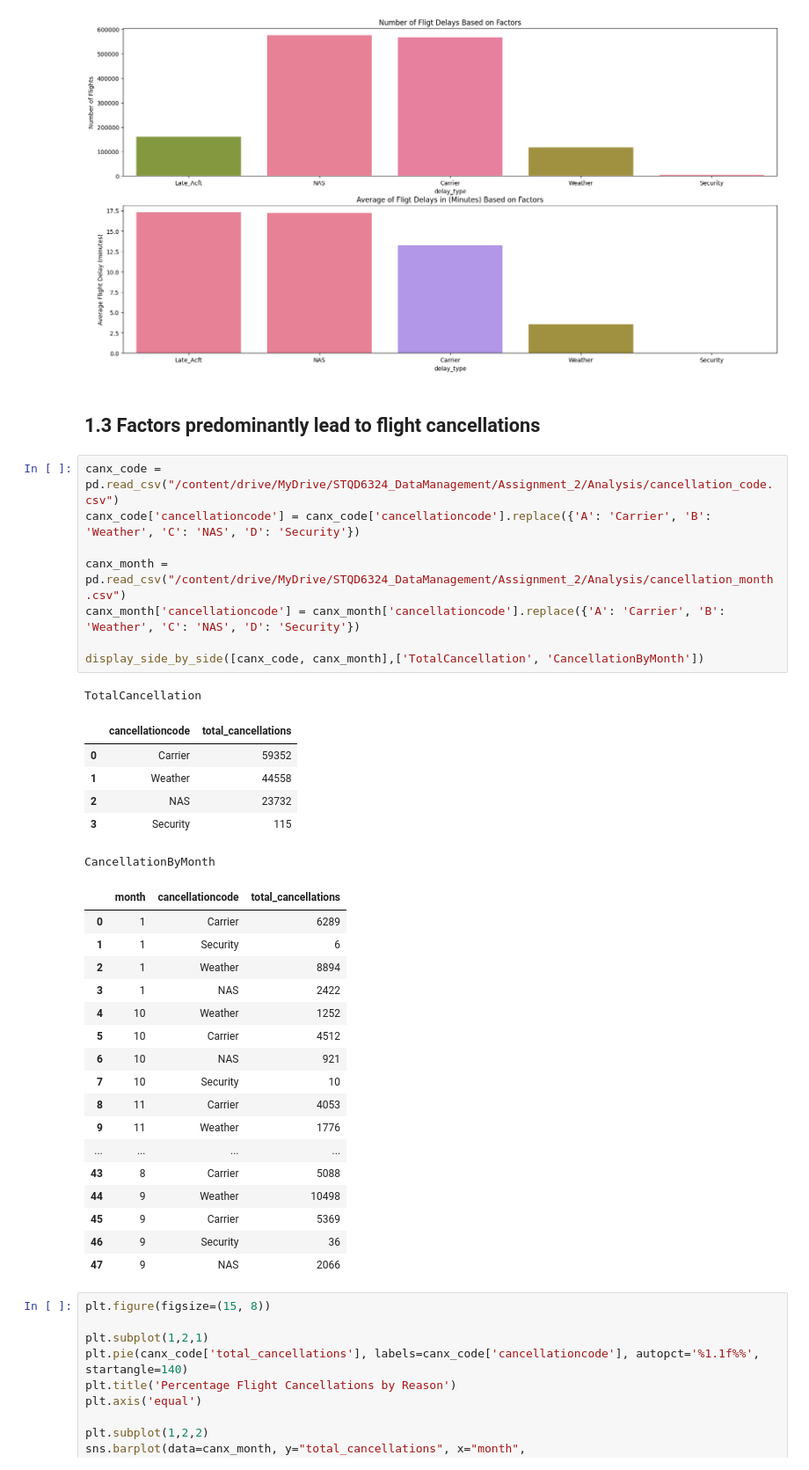
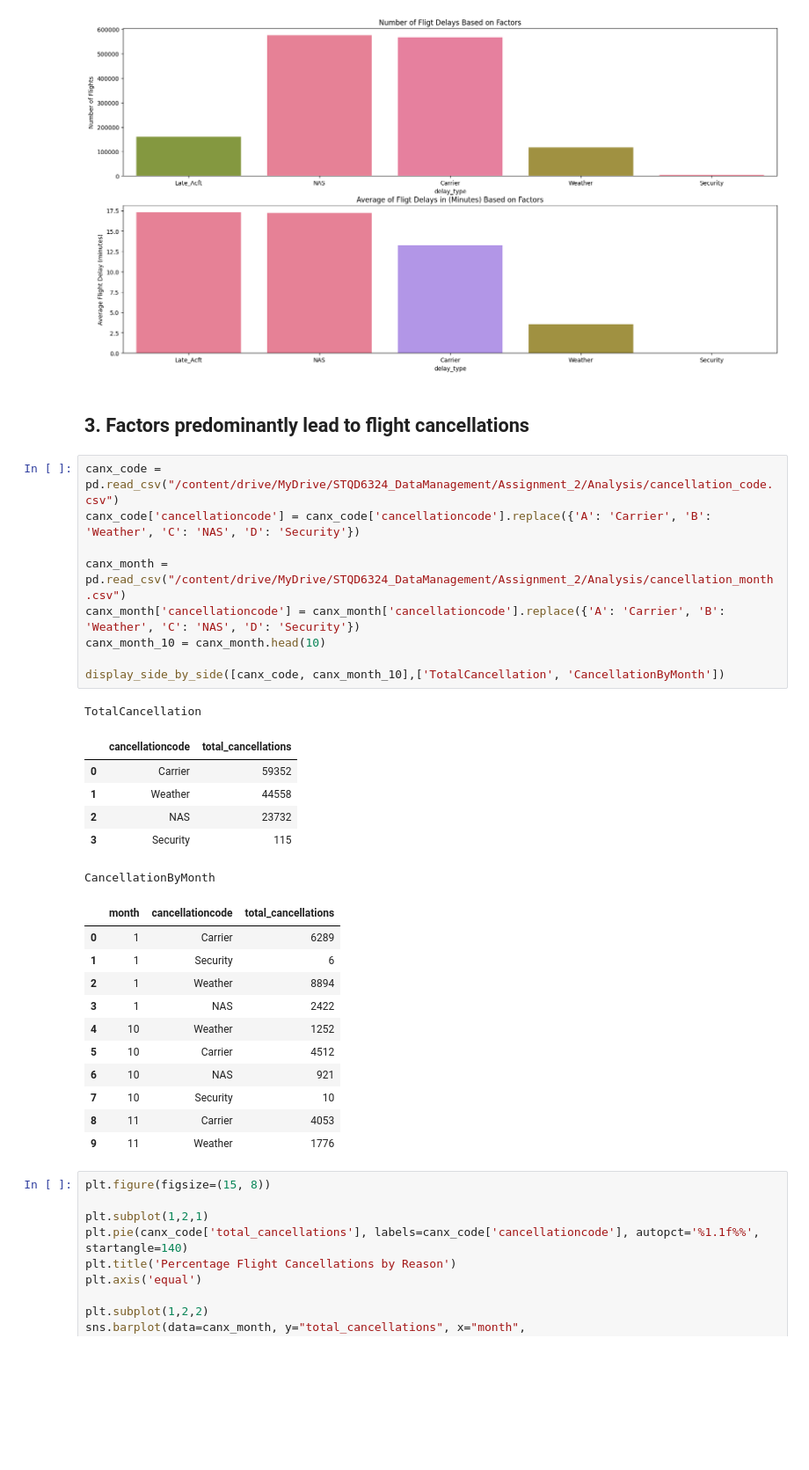
Before and after one commit to athirah-o/Airline_OnTime_Performance_Analysis, a Jupyter notebook: P129566_Assignment2.ipynb, the cells around one changed output. Shown at 88% size. Cells and saved outputs as stored; diff of their text form; blank space fills up the shorter version.

```diff
--- a/P129566_Assignment2.ipynb
+++ b/P129566_Assignment2.ipynb
@@ -224,40 +224,35 @@ plt.show();
 # %% [output]
 [figure]
 # %% [markdown]
-## **1.3  Factors predominantly lead to flight cancellations**
+## **3.  Factors predominantly lead to flight cancellations**
 # %%
 canx_code = pd.read_csv("/content/drive/MyDrive/STQD6324_DataManagement/Assignment_2/Analysis/cancellation_code.csv")
 canx_code['cancellationcode'] = canx_code['cancellationcode'].replace({'A': 'Carrier', 'B': 'Weather', 'C': 'NAS', 'D': 'Security'})
 
 canx_month = pd.read_csv("/content/drive/MyDrive/STQD6324_DataManagement/Assignment_2/Analysis/cancellation_month.csv")
 canx_month['cancellationcode'] = canx_month['cancellationcode'].replace({'A': 'Carrier', 'B': 'Weather', 'C': 'NAS', 'D': 'Security'})
+canx_month_10 = canx_month.head(10)
 
-display_side_by_side([canx_code, canx_month],['TotalCancellation', 'CancellationByMonth'])
+display_side_by_side([canx_code, canx_month_10],['TotalCancellation', 'CancellationByMonth'])
 # %% [output]
 TotalCancellation
 |  | cancellationcode | total_cancellations |
 | 0 | Carrier | 59352 |
 | 1 | Weather | 44558 |
 | 2 | NAS | 23732 |
 | 3 | Security | 115 |
 CancellationByMonth
 |  | month | cancellationcode | total_cancellations |
 | 0 | 1 | Carrier | 6289 |
 | 1 | 1 | Security | 6 |
 | 2 | 1 | Weather | 8894 |
 | 3 | 1 | NAS | 2422 |
 | 4 | 10 | Weather | 1252 |
 | 5 | 10 | Carrier | 4512 |
 | 6 | 10 | NAS | 921 |
 | 7 | 10 | Security | 10 |
 | 8 | 11 | Carrier | 4053 |
 | 9 | 11 | Weather | 1776 |
-| ... | ... | ... | ... |
-| 43 | 8 | Carrier | 5088 |
-| 44 | 9 | Weather | 10498 |
-| 45 | 9 | Carrier | 5369 |
-| 46 | 9 | Security | 36 |
-| 47 | 9 | NAS | 2066 |
 # %%
 plt.figure(figsize=(15, 8))
 
```
Also changed, not shown: parts of 7 cells of this notebook.
